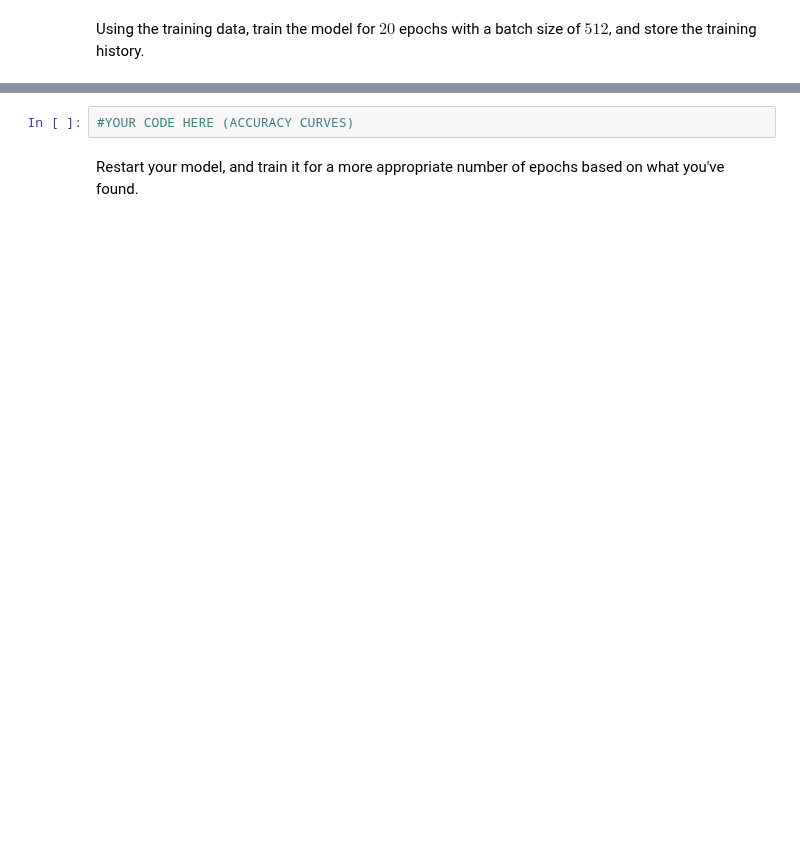
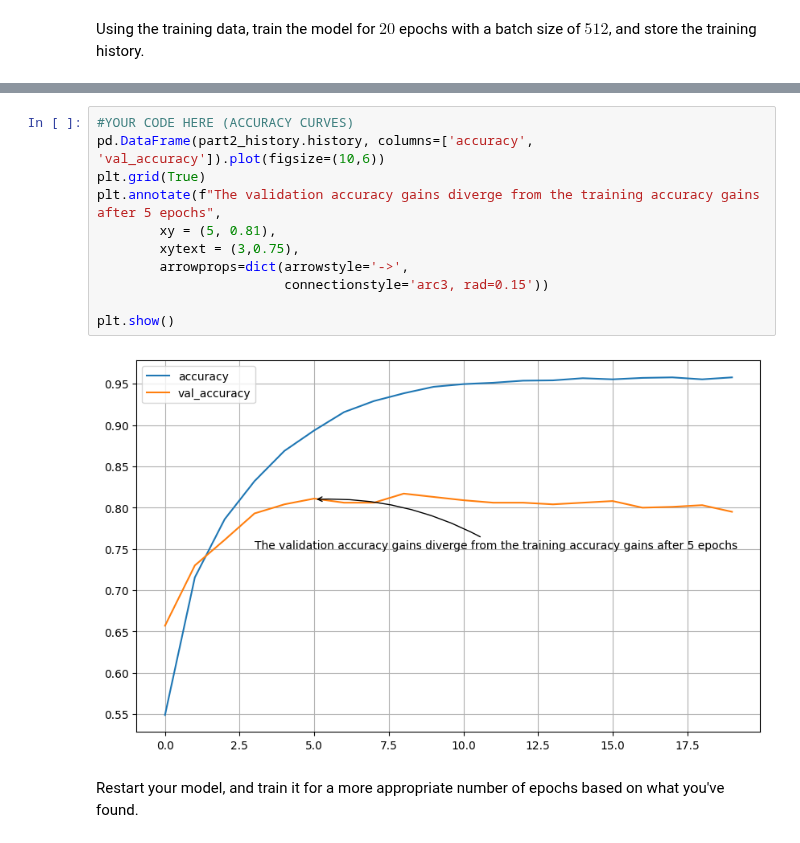
Before and after one commit to robchristiansen13/Learning, a Jupyter notebook: WeberState/CS 6570 (Data Science Algorithms I)/Assignments/CS-6570 Homework 6.ipynb, the cells around one changed output, grey strips where cells are left out. Drawn from its saved outputs; the diff is of its cells as text; blank space fills up the shorter version.

```diff
--- a/WeberState/CS 6570 (Data Science Algorithms I)/Assignments/CS-6570 Homework 6.ipynb
+++ b/WeberState/CS 6570 (Data Science Algorithms I)/Assignments/CS-6570 Homework 6.ipynb
@@ -333,5 +393,16 @@ Plot the loss and accuracy curves for both the training and validation data. Whe
 # %%
 #YOUR CODE HERE (ACCURACY CURVES)
+pd.DataFrame(part2_history.history, columns=['accuracy', 'val_accuracy']).plot(figsize=(10,6))
+plt.grid(True)
+plt.annotate(f"The validation accuracy gains diverge from the training accuracy gains after 5 epochs",
+        xy = (5, 0.81),
+        xytext = (3,0.75),
+        arrowprops=dict(arrowstyle='->',
+                        connectionstyle='arc3, rad=0.15'))
+
+plt.show()
+# %% [output]
+[figure, added]
 # %% [markdown]
 Restart your model, and train it for a more appropriate number of epochs based on what you've found.
 # %%
```
Also changed, not shown: parts of 26 cells of this notebook.
